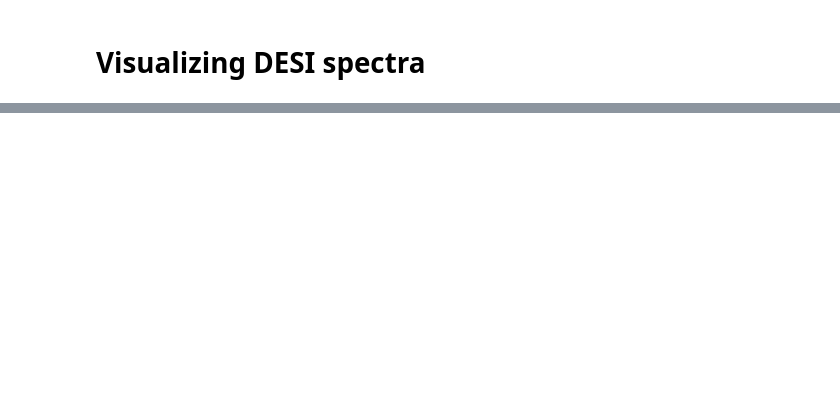
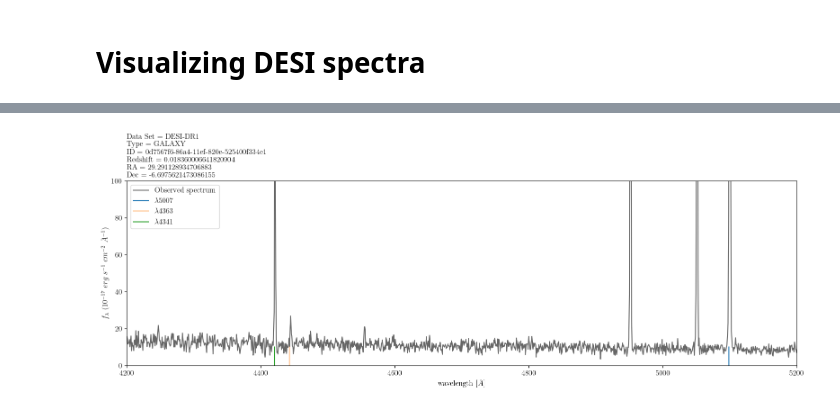
Before and after one commit to kefrankk/working-with-desi, a Jupyter notebook: examples/desi_spectra_visualization.ipynb, the cells around one changed output, grey strips where cells are left out. Saved outputs shown, nothing was run; the diff lists cells and outputs as text; code cells hidden in the pictures; blank space fills up the shorter version.

```diff
--- a/examples/desi_spectra_visualization.ipynb
+++ b/examples/desi_spectra_visualization.ipynb
@@ -204,0 +136,19 @@ plot_spec(index=1, results=results_I)
+# %%
+for obj in results_desi_dr1.itertuples():
+    plot_spec(obj)
+
+    x = 5007*(float(obj.redshift)+1)
+    y = 4363*(float(obj.redshift)+1)
+    y0 = 4341*(float(obj.redshift)+1)
+
+    plt.plot([x,x], [-10,10], label=r'$\lambda$5007')
+    plt.plot([y,y], [-10,10], alpha=0.5, label=r'$\lambda$4363')
+    plt.plot([y0,y0], [-10,10], label=r'$\lambda$4341')
+
+    plt.xlim(4200, 5200)
+    plt.ylim(0,100)
+
+    plt.legend()
+    plt.tight_layout()
+# %% [output]
+[figure, added]
```
Also changed, not shown: parts of 18 cells of this notebook.
